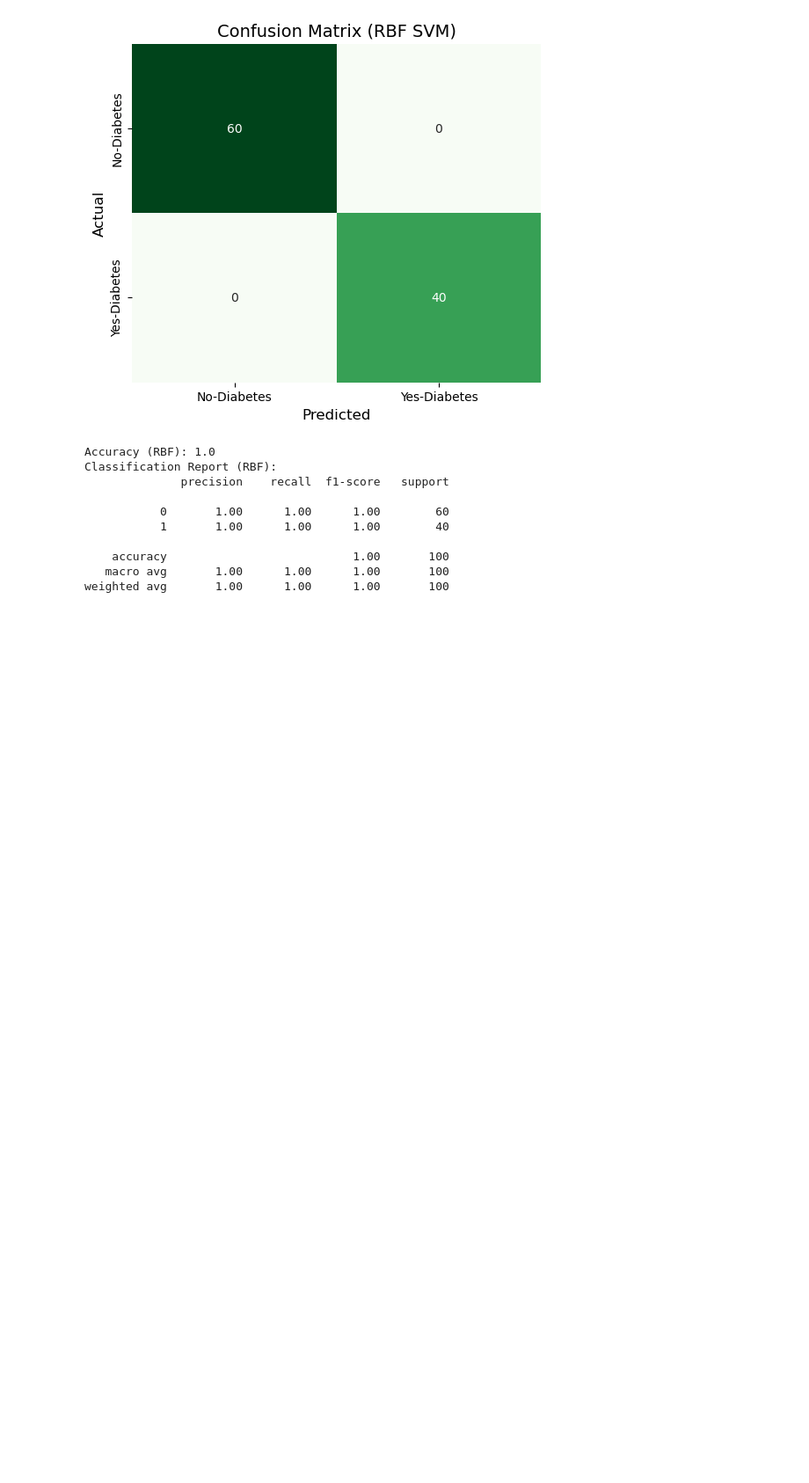
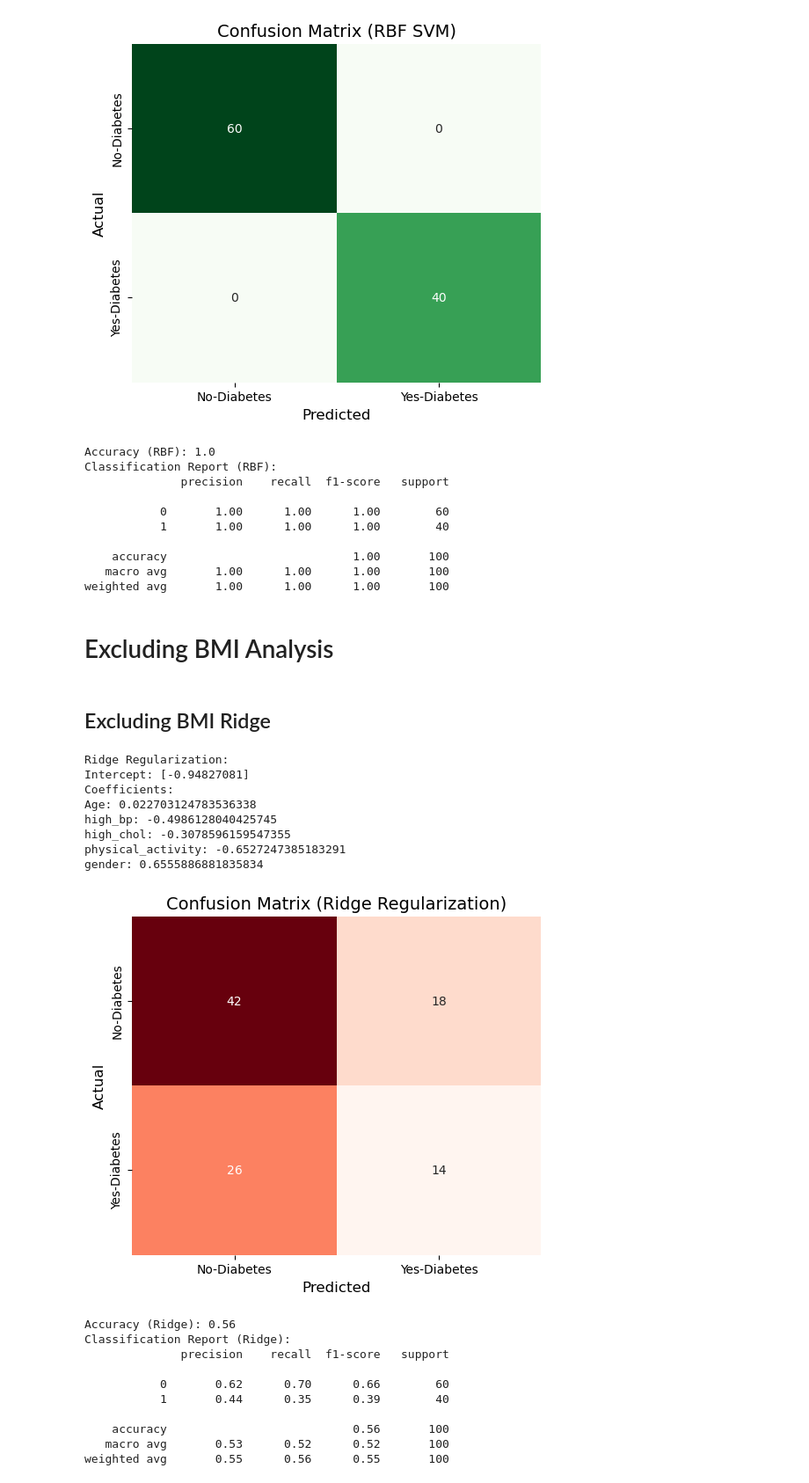
Before and after one commit to jwu249/is407_final_project, a Jupyter notebook: final_project/final_project.ipynb, the cells around one changed output. Shown at 88% size. Drawn from its saved outputs; the diff is of its cells as text; code cells hidden in the pictures; blank space fills up the shorter version.

Commit message:
SVM & Logistic Regression + test_uci

```diff
--- a/final_project/final_project.ipynb
+++ b/final_project/final_project.ipynb
@@ -282,3 +293,64 @@ Classification Report (RBF):
     accuracy                           1.00       100
    macro avg       1.00      1.00      1.00       100
 weighted avg       1.00      1.00      1.00       100
+# %% [markdown]
+# Excluding BMI Analysis
+# %% [markdown]
+## Excluding BMI Ridge
+# %%
+# Set Features and Target Variable
+X = df[['Age', 'high_bp', 'high_chol', 'physical_activity', 'gender']]
+Y = df[['diabetes_yes_no']]
+# %%
+class_names = ["No-Diabetes", "Yes-Diabetes"]
+
+# Logistic Regression with Ridge Regularization (L2)
+logistic_regression_ridge = LogisticRegression(penalty='l2', solver='liblinear', max_iter=1000)
+
+# Perform 5-fold cross-validation
+y_pred_ridge = cross_val_predict(logistic_regression_ridge, X, Y, cv=5)
+
+logistic_regression_ridge.fit(X, Y)
+
+print("Ridge Regularization:")
+print("Intercept:", logistic_regression_ridge.intercept_)
+print("Coefficients:")
+for feature, coef in zip(X.columns, logistic_regression_ridge.coef_[0]):
+    print(f"{feature}: {coef}")
+
+conf_matrix_ridge = confusion_matrix(Y, y_pred_ridge)
+
+plt.figure(figsize=(6, 5))
+sn.heatmap(conf_matrix_ridge, annot=True, fmt='d', cmap='Reds', cbar=False, xticklabels=class_names, yticklabels=class_names)
+
+plt.title("Confusion Matrix (Ridge Regularization)", fontsize=14)
+plt.xlabel("Predicted", fontsize=12)
+plt.ylabel("Actual", fontsize=12)
+plt.show()
+
+# Evaluate performance
+accuracy_ridge = accuracy_score(Y, y_pred_ridge)
+print("Accuracy (Ridge):", accuracy_ridge)
+
+print("Classification Report (Ridge):")
+print(classification_report(Y, y_pred_ridge))
+# %% [output]
+Ridge Regularization:
+Intercept: [-0.94827081]
+Coefficients:
+Age: 0.022703124783536338
+high_bp: -0.4986128040425745
+high_chol: -0.3078596159547355
+physical_activity: -0.6527247385183291
+gender: 0.6555886881835834
+[figure, added]
+Accuracy (Ridge): 0.56
+Classification Report (Ridge):
+              precision    recall  f1-score   support
+
+           0       0.62      0.70      0.66        60
+           1       0.44      0.35      0.39        40
+
+    accuracy                           0.56       100
+   macro avg       0.53      0.52      0.52       100
+weighted avg       0.55      0.56      0.55       100
```
Also changed, not shown: parts of 16 cells of this notebook, 1 other file.
